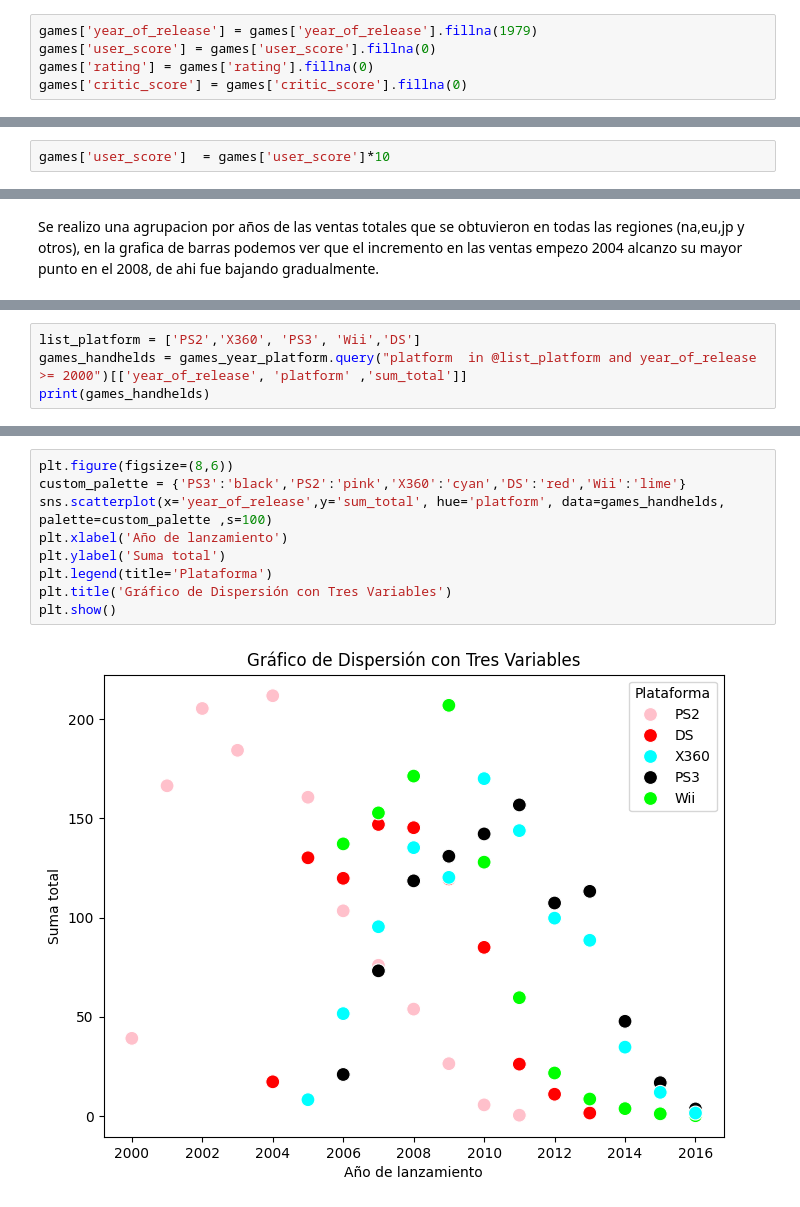
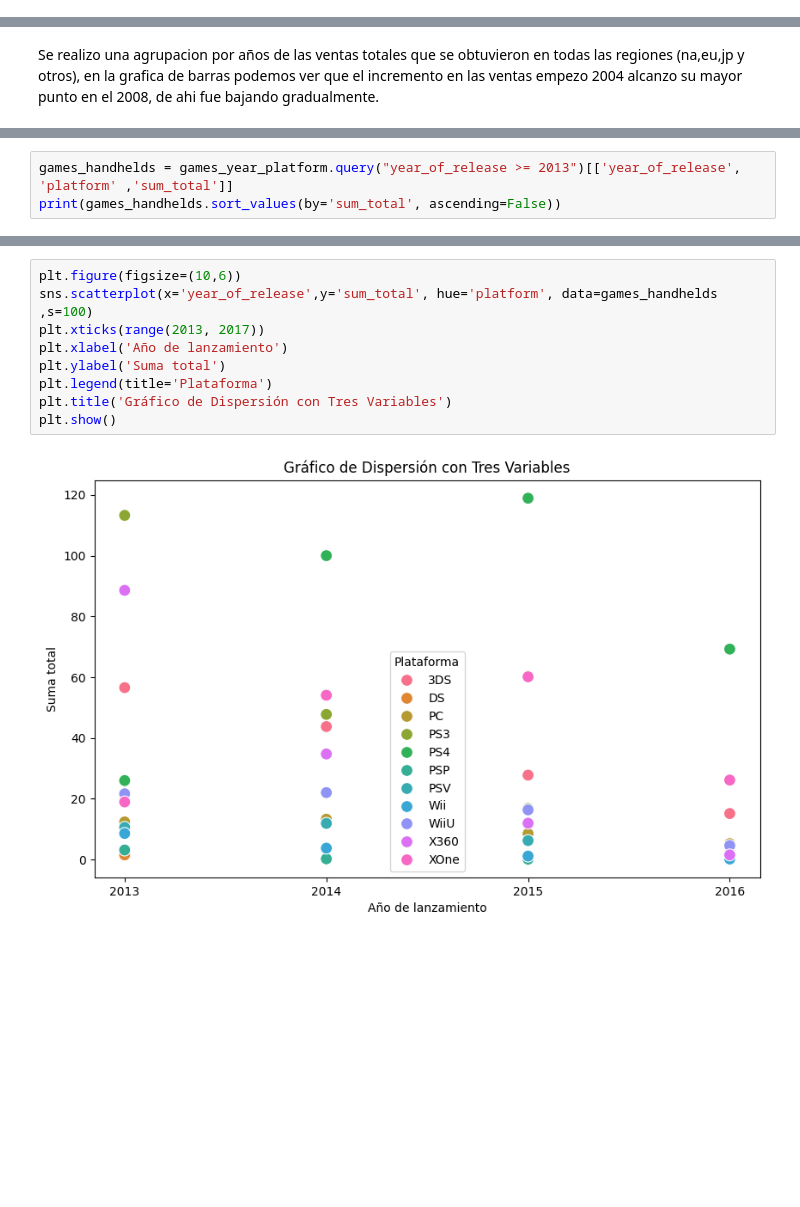
Before and after one commit to DanielaHdzS/Proyecto6, a Jupyter notebook: proyecto6.ipynb, the cells around one changed output, grey strips where cells are left out. Drawn from its saved outputs; the diff is of its cells as text; blank space fills up the shorter version.

```diff
--- a/proyecto6.ipynb
+++ b/proyecto6.ipynb
@@ -87,8 +87,3 @@ print(games['user_score'].unique())
  '2.3' '0.5' '1.3' '0.2' '0.6' '1.4' '0.9' '1' '9.7']
 # %% [markdown]
 Para poder trabajar con el tipo de dato float, considere cambiar tbd por un numero que estuviera fuera del rango para poder diferenciarlo del resto.
-# %%
-games['year_of_release'] = games['year_of_release'].fillna(1979)
-games['user_score'] = games['user_score'].fillna(0)
-games['rating'] = games['rating'].fillna(0)
-games['critic_score'] = games['critic_score'].fillna(0)
@@ -101,8 +98,6 @@ games['year_of_release'] = games['year_of_release'].astype(int)
 games['genre'] = games['genre'].astype(str)
 games['user_score'] = games['user_score'].astype(float)
 games['rating'] = games['rating'].astype(str)
-# %%
-games['user_score']  = games['user_score']*10
 # %%
 games['sum_total'] = games['na_sales'] + games['eu_sales'] + games['jp_sales'] + games['other_sales']
 print(games.head())
@@ -243,8 +236,7 @@ print(games_year_platform)
 
 [254 rows x 7 columns]
 # %%
-list_platform = ['PS2','X360', 'PS3', 'Wii','DS']
-games_handhelds = games_year_platform.query("platform  in @list_platform and year_of_release >= 2000")[['year_of_release', 'platform' ,'sum_total']]
-print(games_handhelds)
+games_handhelds = games_year_platform.query("year_of_release >= 2013")[['year_of_release', 'platform' ,'sum_total']]
+print(games_handhelds.sort_values(by='sum_total', ascending=False))
 # %% [output]
      year_of_release platform  sum_total
@@ -269,11 +270,11 @@ Se hace un filtrado donde escogeremos las 5 consolas con mayores ventas en todos
 # %%
-plt.figure(figsize=(8,6))
-custom_palette = {'PS3':'black','PS2':'pink','X360':'cyan','DS':'red','Wii':'lime'}
-sns.scatterplot(x='year_of_release',y='sum_total', hue='platform', data=games_handhelds, palette=custom_palette ,s=100)
+plt.figure(figsize=(10,6))
+sns.scatterplot(x='year_of_release',y='sum_total', hue='platform', data=games_handhelds ,s=100)
+plt.xticks(range(2013, 2017))
 plt.xlabel('Año de lanzamiento')
 plt.ylabel('Suma total')
 plt.legend(title='Plataforma')
 plt.title('Gráfico de Dispersión con Tres Variables')
 plt.show()
 # %% [output]
-[figure, old version]
+[figure, new version]
```
Also changed, not shown: parts of 42 cells of this notebook.
